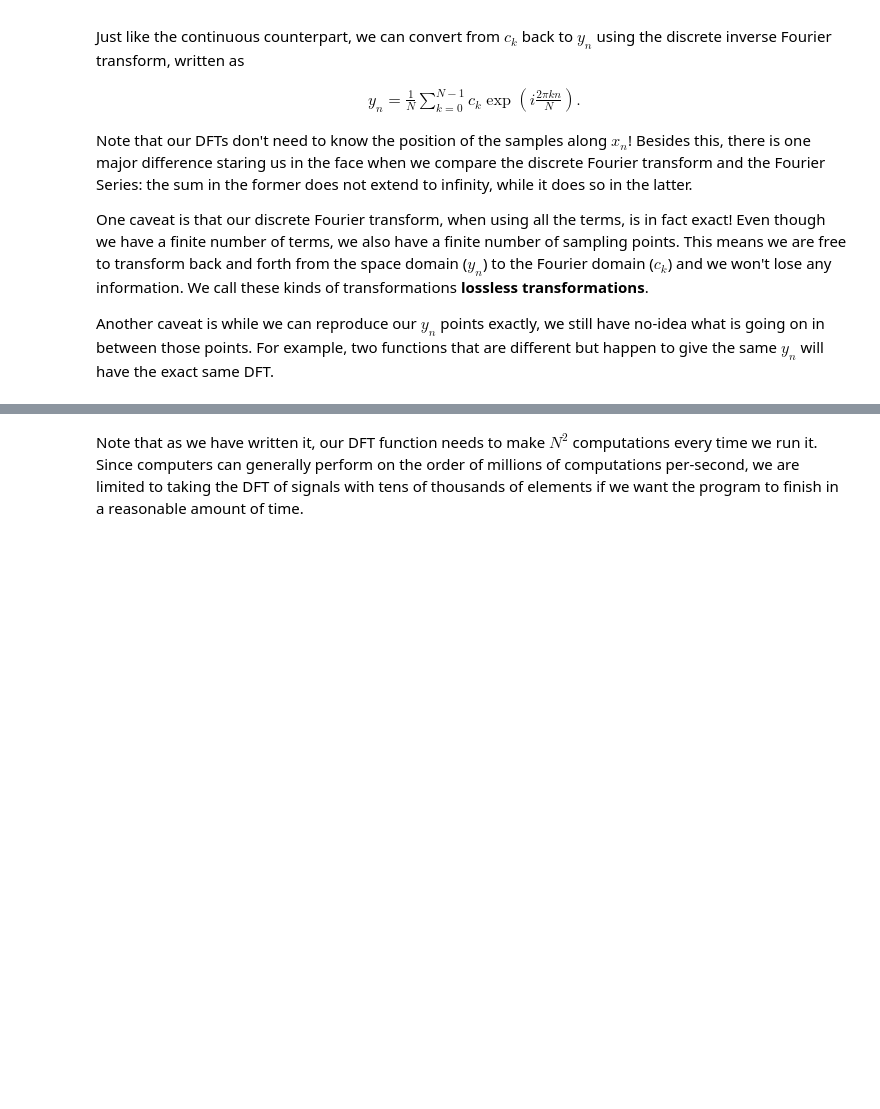
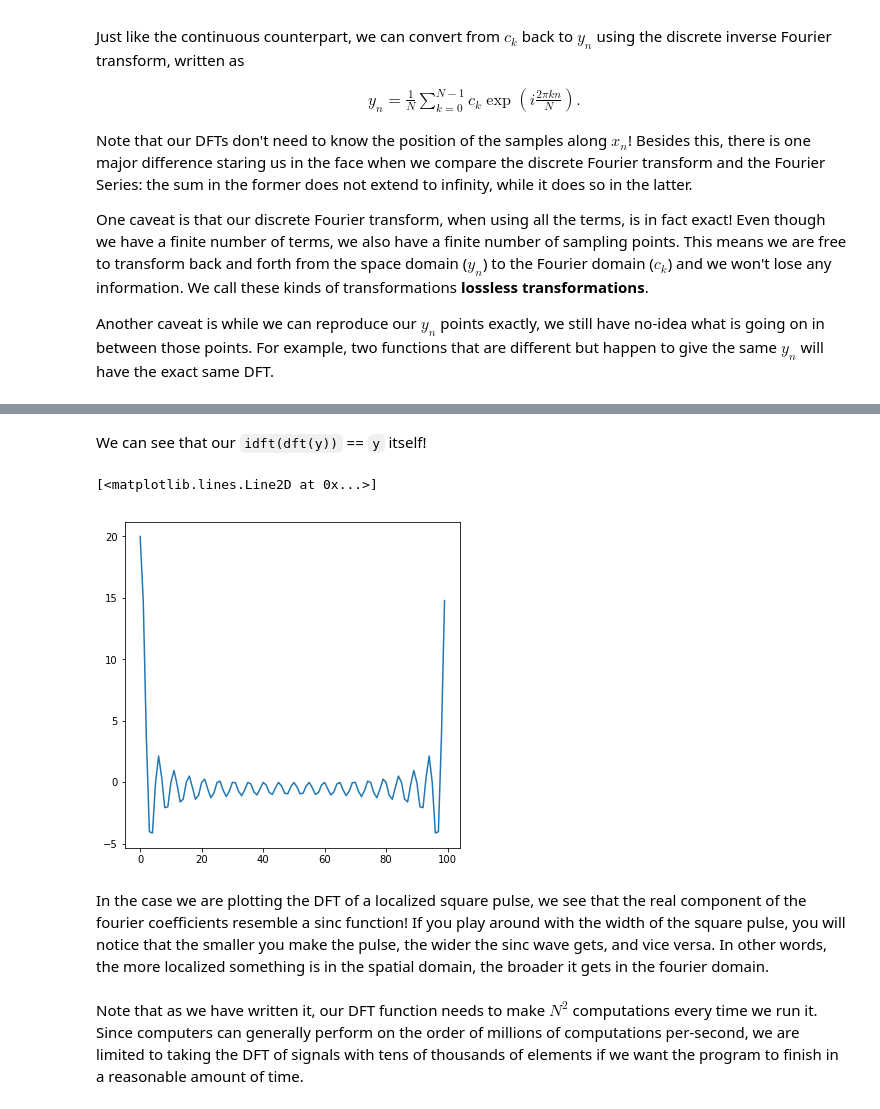
Before and after one commit to nkern/Astro_9, a Jupyter notebook: lectures/04_CompPhys/FourierTransforms.ipynb, the cells around one changed output, grey strips where cells are left out. Saved outputs shown, nothing was run; the diff lists cells and outputs as text; code cells hidden in the pictures; blank space fills up the shorter version.

Commit message:
modified:   FourierTransforms.ipynb 	new file:   data/voice.wav

```diff
--- a/lectures/04_CompPhys/FourierTransforms.ipynb
+++ b/lectures/04_CompPhys/FourierTransforms.ipynb
@@ -167,3 +229,15 @@ Plot the Fourier coefficients. What shapes do you find in the Fourier domain as
+# %% [markdown]
+We can see that our `idft(dft(y))` == `y` itself!
+# %%
+# plot dft
+fig = plt.figure(figsize=(6,6))
+ax=fig.add_subplot(1,1,1)
+ax.plot(np.real(c_sqr))
+# %% [output]
+[<matplotlib.lines.Line2D at 0x...>]
+[figure, added]
+# %% [markdown]
+In the case we are plotting the DFT of a localized square pulse, we see that the real component of the fourier coefficients resemble a sinc function! If you play around with the width of the square pulse, you will notice that the smaller you make the pulse, the wider the sinc wave gets, and vice versa. In other words, the more localized something is in the spatial domain, the broader it gets in the fourier domain.
 # %% [markdown]
 Note that as we have written it, our DFT function needs to make $N^2$ computations every time we run it. Since computers can generally perform on the order of millions of computations per-second, we are limited to taking the DFT of signals with tens of thousands of elements if we want the program to finish in a reasonable amount of time.
 # %% [markdown]
```
Also changed, not shown: parts of 34 cells of this notebook, 1 other file.
